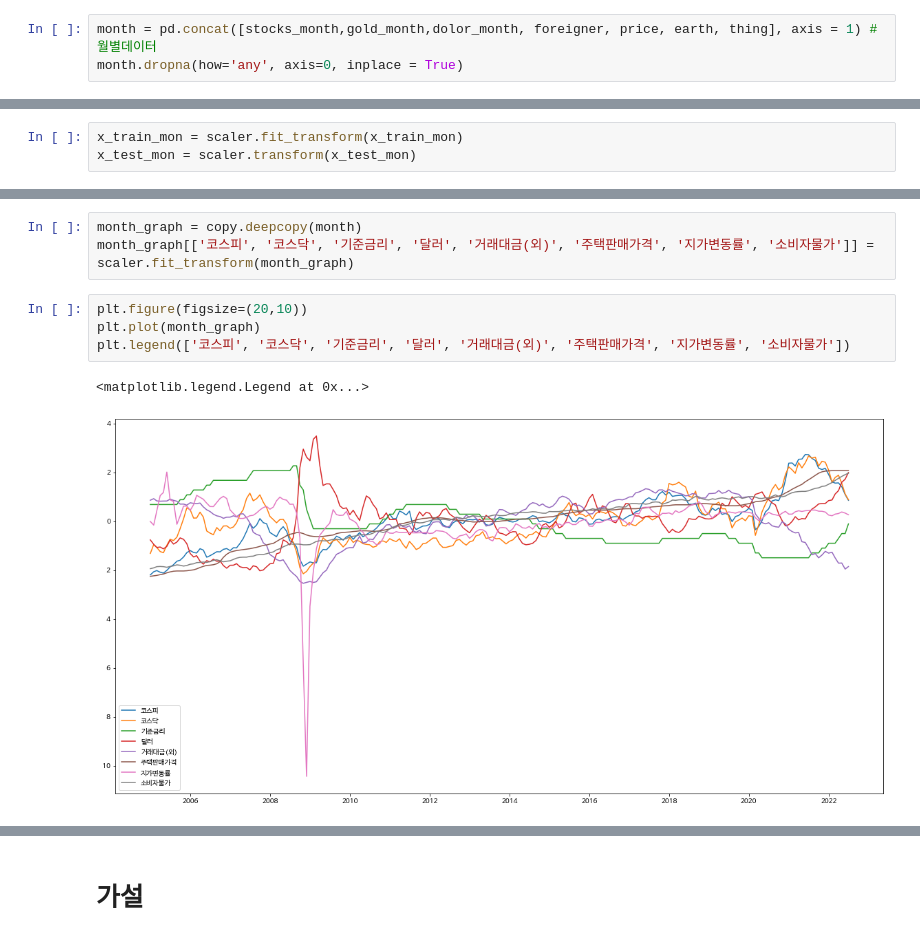
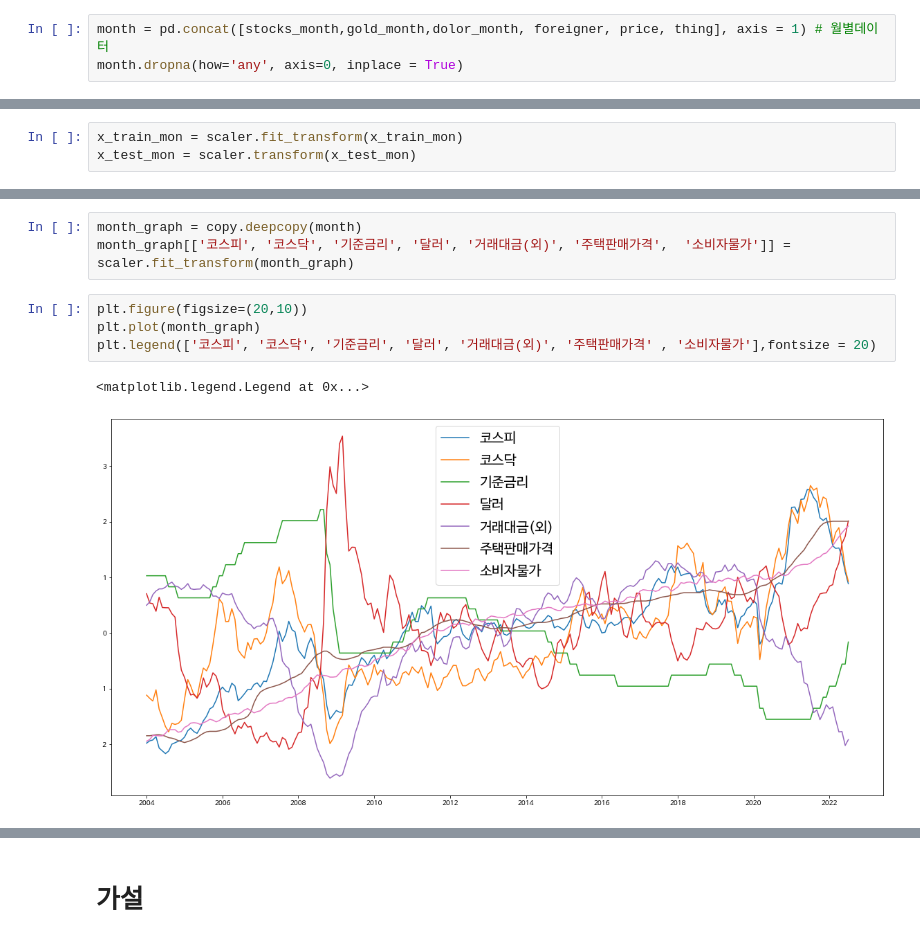
Before and after one commit to ev1025/CS_Project2, a Jupyter notebook: 프로젝트2.ipynb, the cells around one changed output, grey strips where cells are left out. Drawn from its saved outputs; the diff is of its cells as text.

```diff
--- a/프로젝트2.ipynb
+++ b/프로젝트2.ipynb
@@ -133,7 +132,7 @@ all = pd.concat([all,foreigner],axis=1) # 달러 2003년 자료 없어서 2003
 all = all.ffill()
 all.dropna(axis=0, inplace=True)
 # %%
-month = pd.concat([stocks_month,gold_month,dolor_month, foreigner, price, earth, thing], axis = 1) # 월별데이터
+month = pd.concat([stocks_month,gold_month,dolor_month, foreigner, price, thing], axis = 1) # 월별데이터
 month.dropna(how='any', axis=0, inplace = True)
 # %% [markdown]
 ## 시각화 샘플
@@ -235,10 +251,10 @@ sns.distplot(earth_skewed, kde=False, ax= ax[2,1])
 # %%
 month_graph = copy.deepcopy(month)
-month_graph[['코스피', '코스닥', '기준금리', '달러', '거래대금(외)', '주택판매가격', '지가변동률', '소비자물가']] = scaler.fit_transform(month_graph)
+month_graph[['코스피', '코스닥', '기준금리', '달러', '거래대금(외)', '주택판매가격',  '소비자물가']] = scaler.fit_transform(month_graph)
 # %%
 plt.figure(figsize=(20,10))
 plt.plot(month_graph)
-plt.legend(['코스피', '코스닥', '기준금리', '달러', '거래대금(외)', '주택판매가격', '지가변동률', '소비자물가'])
+plt.legend(['코스피', '코스닥', '기준금리', '달러', '거래대금(외)', '주택판매가격' , '소비자물가'],fontsize = 20)
 # %% [output]
 <matplotlib.legend.Legend at 0x...>
-[figure, old version]
+[figure, new version]
```
Also changed, not shown: parts of 42 cells of this notebook.
